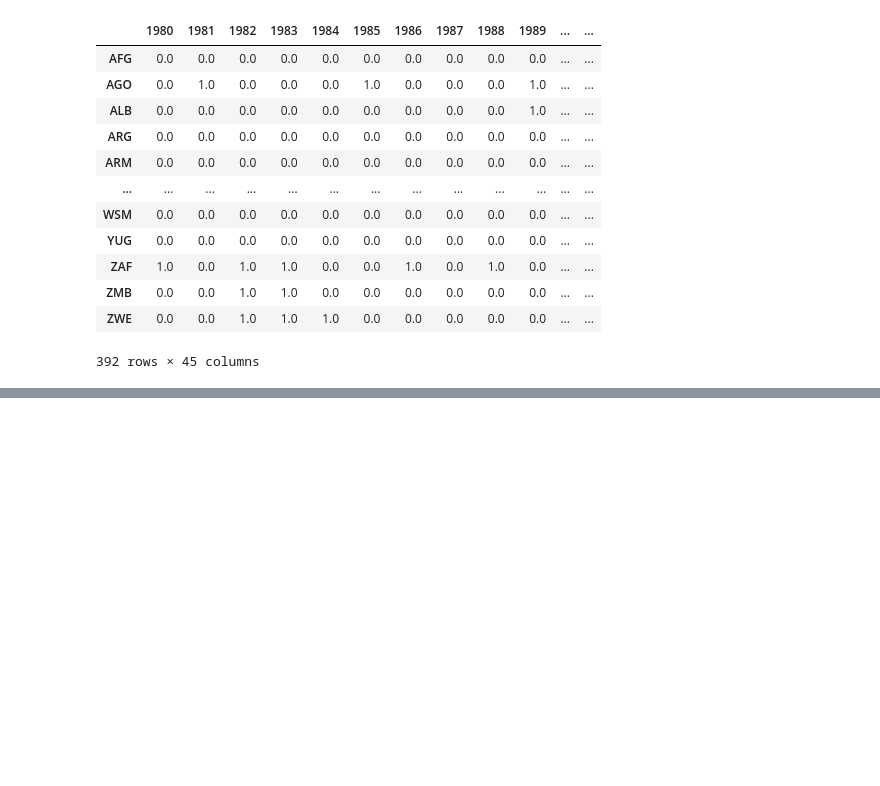
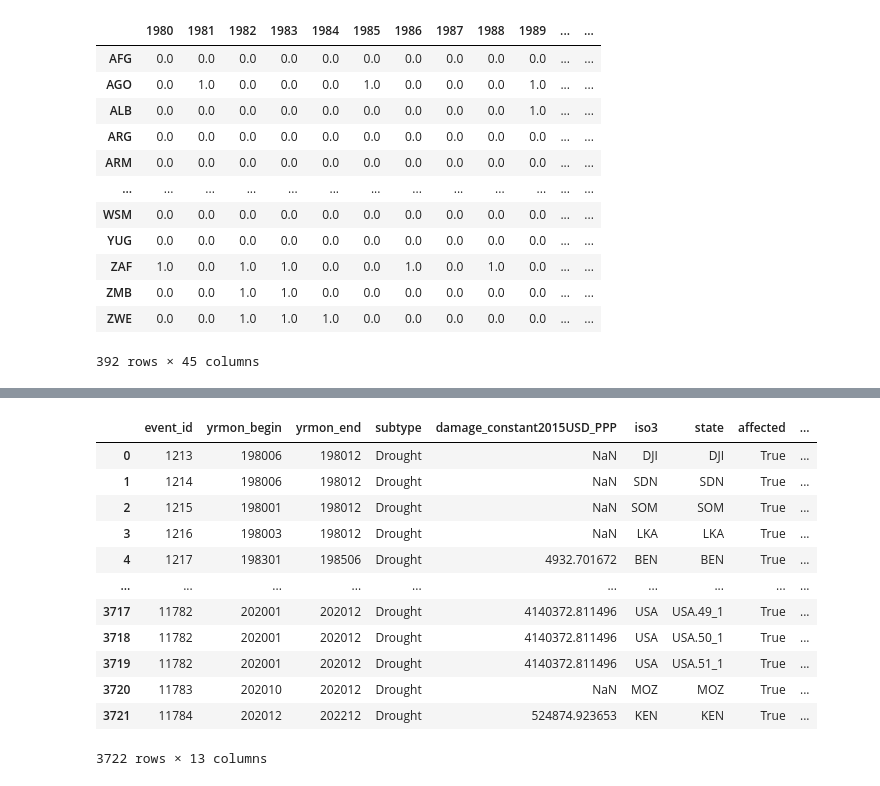
Before and after one commit to ingajsa/drought_damages, a Jupyter notebook: socio_economic/damage_distribution.ipynb, the cells around one changed output, grey strips where cells are left out. Cells and saved outputs as stored; diff of their text form; code cells hidden in the pictures; blank space fills up the shorter version.

```diff
--- a/socio_economic/damage_distribution.ipynb
+++ b/socio_economic/damage_distribution.ipynb
@@ -160,7 +160,7 @@ for row in natcat_new.index:
     # damages distributed to years by equally weighting with event months.
     # put the damage div. number of event months into a pd.Series with the event yrmons as index.
     ev_dams = pd.Series(index=yrmons[(yrmons>=int(data_act.yrmon_begin)) & (yrmons<=int(data_act.yrmon_end))], dtype=float)
-    ev_dams[:] = data_act["total_gdp_damage"]/len(ev_dams)
+    ev_dams[:] = data_act["tot_gdp_damage"]/len(ev_dams)
     for yr in sorted(set([str(xx)[:4] for xx in ev_dams.index])): # each event year, as string.
         print(yr)
         dams_ts.loc[data_act.state, int(yr)] = dams_ts.loc[data_act.state, int(yr)] + \
@@ -323,7 +323,7 @@ yrs_s = [str(xx) for xx in yrs]
 # %%
 emdat_new = pd.DataFrame(columns=[
         "event_id", "yrmon_begin", "yrmon_end", "subtype", "damage_constant2015USD_PPP", "iso3", "state", "affected",
-        "affected_area", "affected_states", 'total_gdp', 'total_gdp_weight', 'total_gdp_damage'])
+        "affected_area", "affected_states", 'tot_gdp', 'tot_gdp_weight', 'tot_gdp_damage'])
 for ev in emdat_damage.index:
     print(ev)
     yr_begin, mon_begin, yr_end, mon_end = emdat_damage.loc[ev, ["Start Year", "Start Month", "End Year", "End Month"]].replace([np.nan], [14]).astype(int)
@@ -353,8 +353,8 @@ for ev in emdat_damage.index:
     data_ev.loc[:, "affected"] = True
     data_ev.loc[:, "affected_area"] = "national"
     data_ev.loc[:, "affected_states"] = "national"
-    data_ev.loc[:, "total_gdp_weight"] = 1
-    data_ev.loc[:, "total_gdp_damage"] = emdat_damage.loc[ev, "damage_constant2015USD_PPP"]
+    data_ev.loc[:, "tot_gdp_weight"] = 1
+    data_ev.loc[:, "tot_gdp_damage"] = emdat_damage.loc[ev, "damage_constant2015USD_PPP"]
     emdat_new = pd.concat([emdat_new, data_ev], ignore_index=True)
     if emdat_damage.loc[ev, "ISO"] in big_countries:
         states_aff = emdat_dr_states.loc[ev, "affected_area"].split(", ") # affected states, dose codes.
@@ -721,0 +756,16 @@ dams_ts_bin.to_csv('/home/insauer/projects/droughts/droughts/data/socio_economic
+# %%
+emdat_new
+# %% [output]
+|  | event_id | yrmon_begin | yrmon_end | subtype | damage_constant2015USD_PPP | iso3 | state | affected | ... |
+| 0 | 1213 | 198006 | 198012 | Drought | NaN | DJI | DJI | True | ... |
+| 1 | 1214 | 198006 | 198012 | Drought | NaN | SDN | SDN | True | ... |
+| 2 | 1215 | 198001 | 198012 | Drought | NaN | SOM | SOM | True | ... |
+| 3 | 1216 | 198003 | 198012 | Drought | NaN | LKA | LKA | True | ... |
+| 4 | 1217 | 198301 | 198506 | Drought | 4932.701672 | BEN | BEN | True | ... |
+| ... | ... | ... | ... | ... | ... | ... | ... | ... | ... |
+| 3717 | 11782 | 202001 | 202012 | Drought | 4140372.811496 | USA | USA.49_1 | True | ... |
+| 3718 | 11782 | 202001 | 202012 | Drought | 4140372.811496 | USA | USA.50_1 | True | ... |
+| 3719 | 11782 | 202001 | 202012 | Drought | 4140372.811496 | USA | USA.51_1 | True | ... |
+| 3720 | 11783 | 202010 | 202012 | Drought | NaN | MOZ | MOZ | True | ... |
+| 3721 | 11784 | 202012 | 202212 | Drought | 524874.923653 | KEN | KEN | True | ... |
+3722 rows × 13 columns
```
Also changed, not shown: parts of 14 cells of this notebook.
